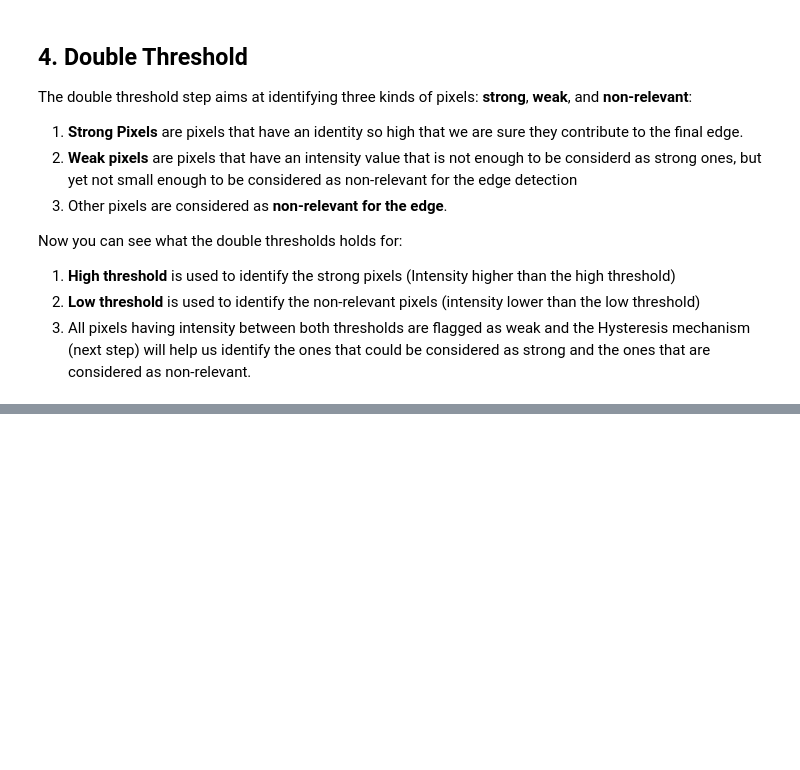
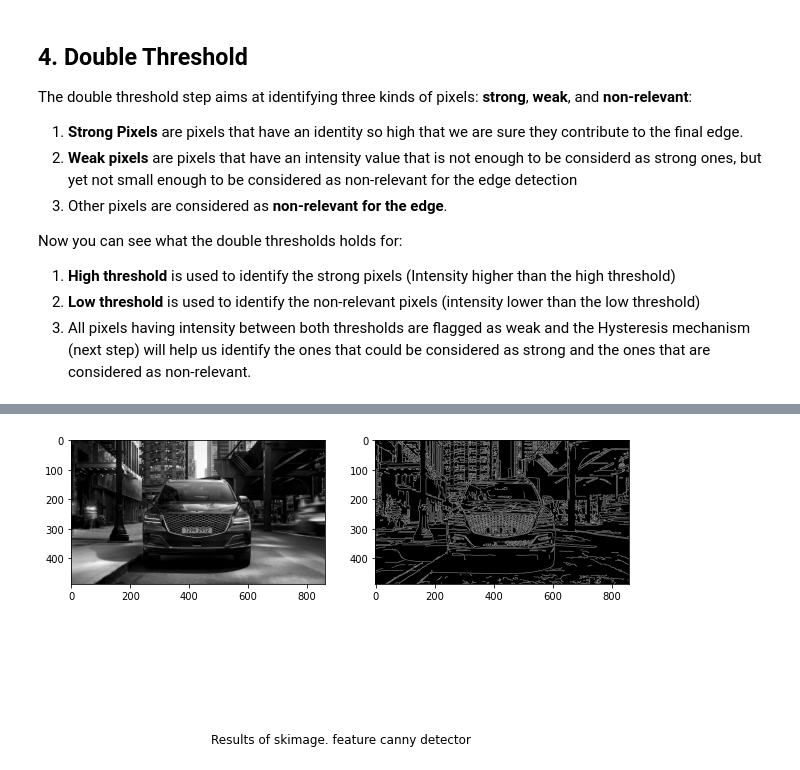
Before and after one commit to mckang6113875/AP_Test_OPEN, a Jupyter notebook: Image_Processing_edit1.ipynb, the cells around one changed output, grey strips where cells are left out. Saved outputs shown, nothing was run; the diff lists cells and outputs as text; code cells hidden in the pictures; blank space fills up the shorter version.

```diff
--- a/Image_Processing_edit1.ipynb
+++ b/Image_Processing_edit1.ipynb
@@ -295,0 +376,13 @@ Now you can see what the double thresholds holds for:
+# %%
+from skimage import feature
+
+edges = feature.canny(originalImage)
+
+fig, axs = plt.subplots(1,2, figsize=(10, 6.5))
+axs[0].imshow(originalImage, cmap='gray')
+axs[1].imshow(edges, cmap='gray')
+txt='Results of skimage. feature canny detector'
+plt.figtext(0.5, 0.01, txt, wrap=True, horizontalalignment='center', fontsize=12)
+plt.show()
+# %% [output]
+[figure, added]
```
Also changed, not shown: parts of 7 cells of this notebook.
